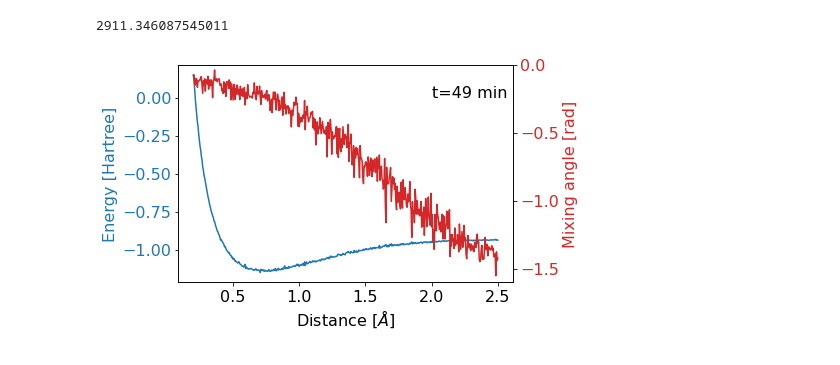
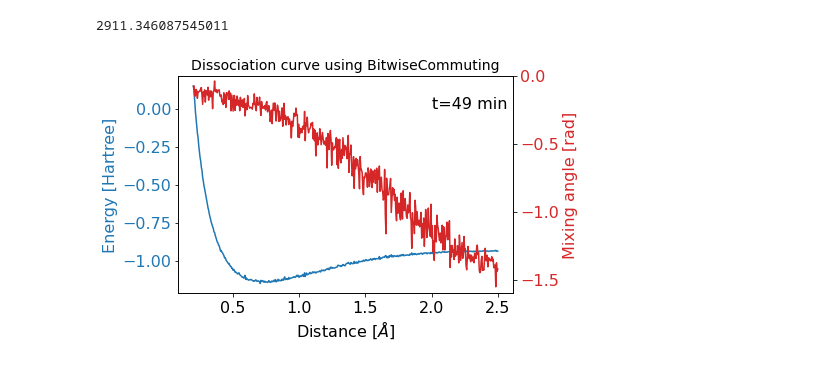
Before and after one commit to KTBieniasz/molecule-solution, a Jupyter notebook: dissociation-curve.ipynb, the cells around one changed output. Cells and saved outputs as stored; diff of their text form; code cells hidden in the pictures.

Commit message:
Added plot titles

```diff
--- a/dissociation-curve.ipynb
+++ b/dissociation-curve.ipynb
@@ -164,17 +145,18 @@ print(t_jw1_bitwise)
 # %% [output]
 2911.346087545011
 # %%
+plt.title("Dissociation curve using BitwiseCommuting",fontsize=14)
 plt.plot(dist,en_jw1_bitwise+energy_nuc)
 plt.text(2,0,"t={t:.0f} min".format(t=t_jw1_bitwise/60),fontsize=16)
 plt.xlabel('Distance $[\\AA]$', fontsize=16)
 plt.tick_params(axis='x', labelsize=16)
 plt.ylabel('Energy [Hartree]', color="tab:blue", fontsize=16)
 plt.tick_params(axis='y', labelcolor="C0",labelsize=16)
 plt.twinx()
 plt.plot(dist,par_jw1_bitwise,color="C3")
 plt.ylim(-1.6,0)
 plt.ylabel('Mixing angle [rad]', color="tab:red", fontsize=16)
 plt.tick_params(axis='y', labelcolor="C3",labelsize=16)
 plt.show()
 # %% [output]
-[figure, old version]
+[figure, new version]
```
Also changed, not shown: parts of 2 cells of this notebook.
